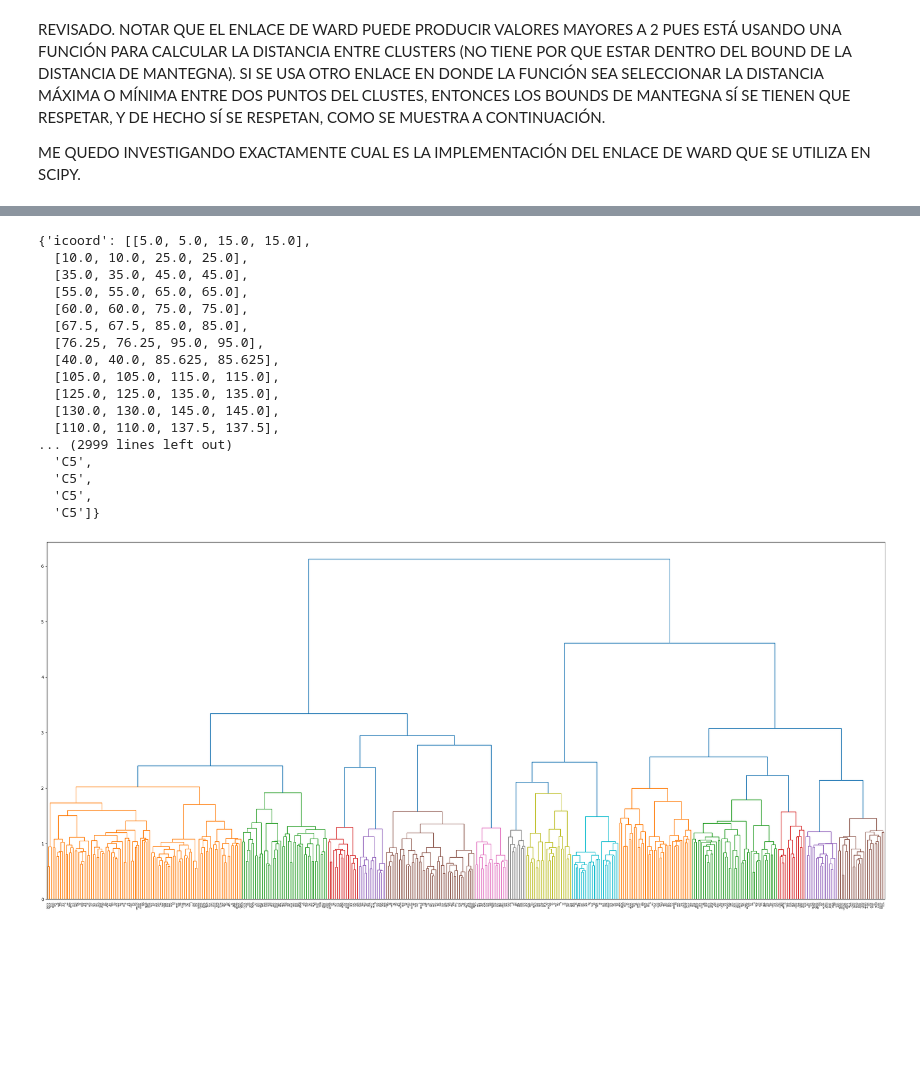
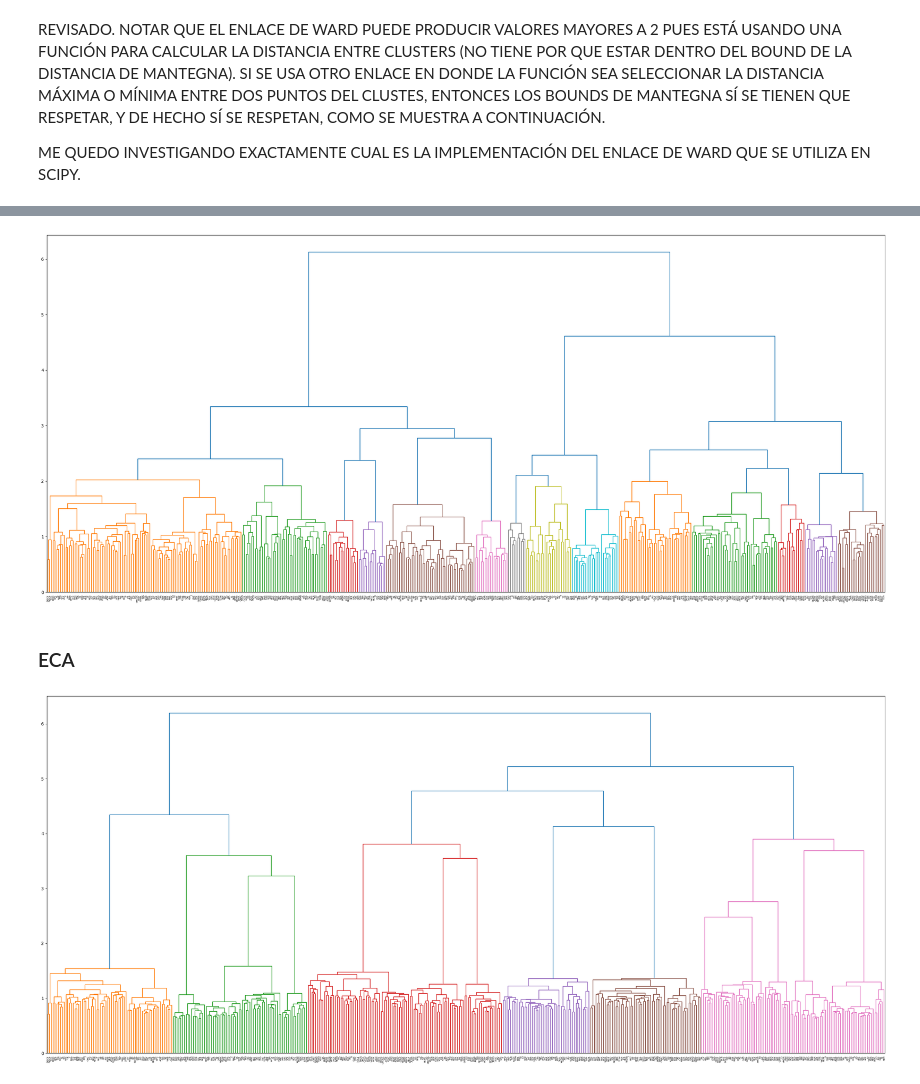
Before and after one commit to jduarte00/tesis, a Jupyter notebook: hcaa_testing.ipynb, the cells around one changed output, grey strips where cells are left out. Saved outputs shown, nothing was run; the diff lists cells and outputs as text; code cells hidden in the pictures; blank space fills up the shorter version.

```diff
--- a/hcaa_testing.ipynb
+++ b/hcaa_testing.ipynb
@@ -211,8 +216,8 @@ def get_levels(n_clusters: int, n_filas: int, mat_Z: np.matrix):
         nodos_id.append(int(current_bif[1]))
         nivel_nodo.append(new_weight)
         current_level += 1
-    distance_thershold = current_bif[2] - 0.000001
-    return(nodos_id, nivel_nodo, distance_thershold)
+    distance_threshold = current_bif[2] - 0.000001
+    return(nodos_id, nivel_nodo, distance_threshold)
 
 def hacer_dendograma(data_set: pd.DataFrame, corr_est_func: t.Callable, link_name: str, num_grupos: int):
     E_matrix = corr_est_func(data_set)
@@ -253,22 +243,14 @@ hacer_dendograma(ultima_ventana_american, rie_estimator.get_rie, 'ward', k_optim
 [figure]
 # %%
-hacer_dendograma(ultima_ventana_american, rie_estimator.get_rie, 'ward', k_optimal_calenski_american_rie)
+hacer_dendograma(ultima_ventana_american, rie_estimator.get_rie, 'ward', k_optimal_calenski_american_rie);
 # %% [output]
-{'icoord': [[5.0, 5.0, 15.0, 15.0],
-  [10.0, 10.0, 25.0, 25.0],
-  [35.0, 35.0, 45.0, 45.0],
-  [55.0, 55.0, 65.0, 65.0],
-  [60.0, 60.0, 75.0, 75.0],
-  [67.5, 67.5, 85.0, 85.0],
-  [76.25, 76.25, 95.0, 95.0],
-  [40.0, 40.0, 85.625, 85.625],
-  [105.0, 105.0, 115.0, 115.0],
-  [125.0, 125.0, 135.0, 135.0],
-  [130.0, 130.0, 145.0, 145.0],
-  [110.0, 110.0, 137.5, 137.5],
-... (2999 lines left out)
-  'C5',
-  'C5',
-  'C5',
-  'C5']}
 [figure]
+# %% [markdown]
+### ECA
+# %%
+def wrapper_eca(X, alpha=0.5):
+    return csestimator.get_shrinkage_est(X, alpha)
+# %%
+hacer_dendograma(ultima_ventana_american, wrapper_eca, 'ward', k_optimal_calenski_american_eca);
+# %% [output]
+[figure, added]
```
Also changed, not shown: parts of 32 cells of this notebook.
